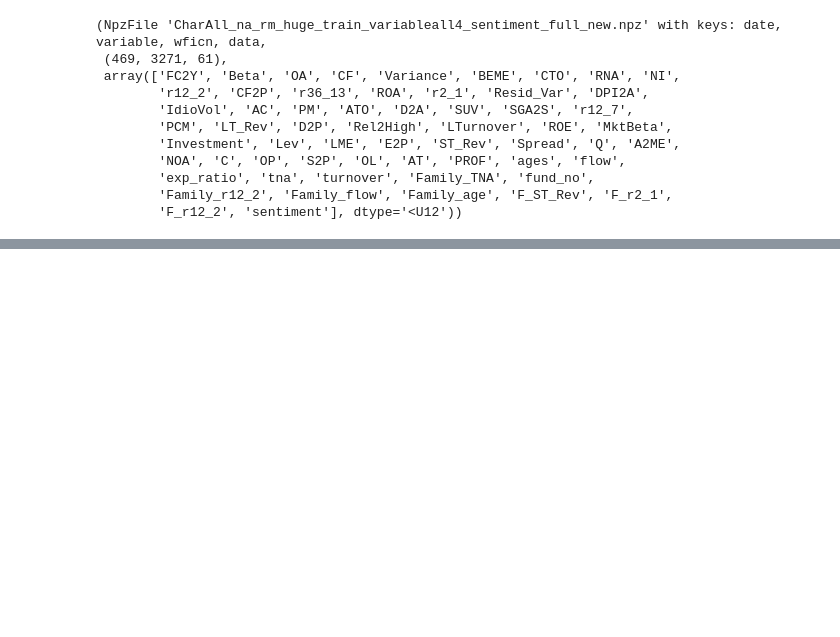
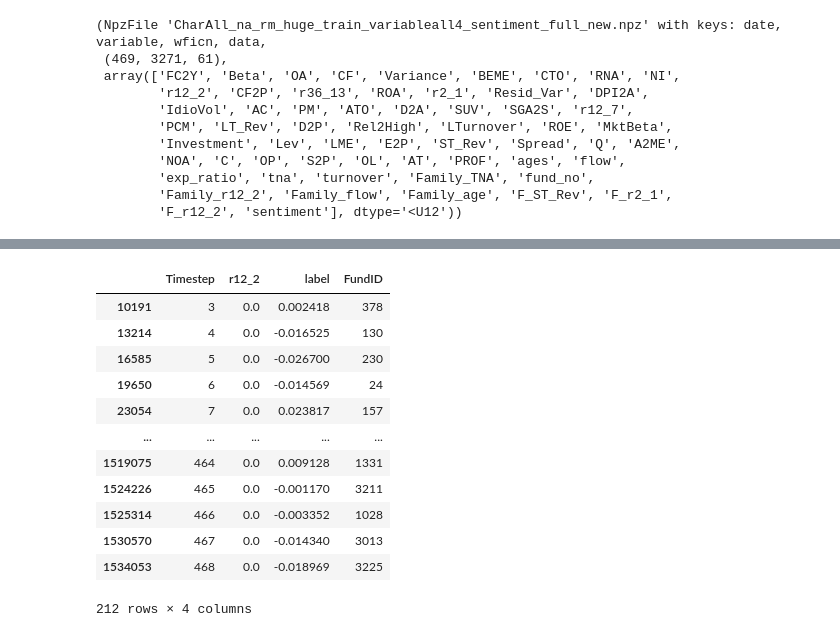
Before and after one commit to AlvisYan2025/MutualFundProtfolilSelection, a Jupyter notebook: mutualfundMLnew.ipynb, the cells around one changed output, grey strips where cells are left out. Saved outputs shown, nothing was run; the diff lists cells and outputs as text; code cells hidden in the pictures; blank space fills up the shorter version.

```diff
--- a/mutualfundMLnew.ipynb
+++ b/mutualfundMLnew.ipynb
@@ -644,0 +724,16 @@ plot_returns(df_monthly_return, method='sum', pred_weight=True)
+# %%
+new_df.loc[(new_df['mask'] == True) & (new_df['r12_2'] == 0)][['Timestep', 'r12_2', 'label', 'FundID']]
+# %% [output]
+|  | Timestep | r12_2 | label | FundID |
+| 10191 | 3 | 0.0 | 0.002418 | 378 |
+| 13214 | 4 | 0.0 | -0.016525 | 130 |
+| 16585 | 5 | 0.0 | -0.026700 | 230 |
+| 19650 | 6 | 0.0 | -0.014569 | 24 |
+| 23054 | 7 | 0.0 | 0.023817 | 157 |
+| ... | ... | ... | ... | ... |
+| 1519075 | 464 | 0.0 | 0.009128 | 1331 |
+| 1524226 | 465 | 0.0 | -0.001170 | 3211 |
+| 1525314 | 466 | 0.0 | -0.003352 | 1028 |
+| 1530570 | 467 | 0.0 | -0.014340 | 3013 |
+| 1534053 | 468 | 0.0 | -0.018969 | 3225 |
+212 rows × 4 columns
```
Also changed, not shown: parts of 13 cells of this notebook.
